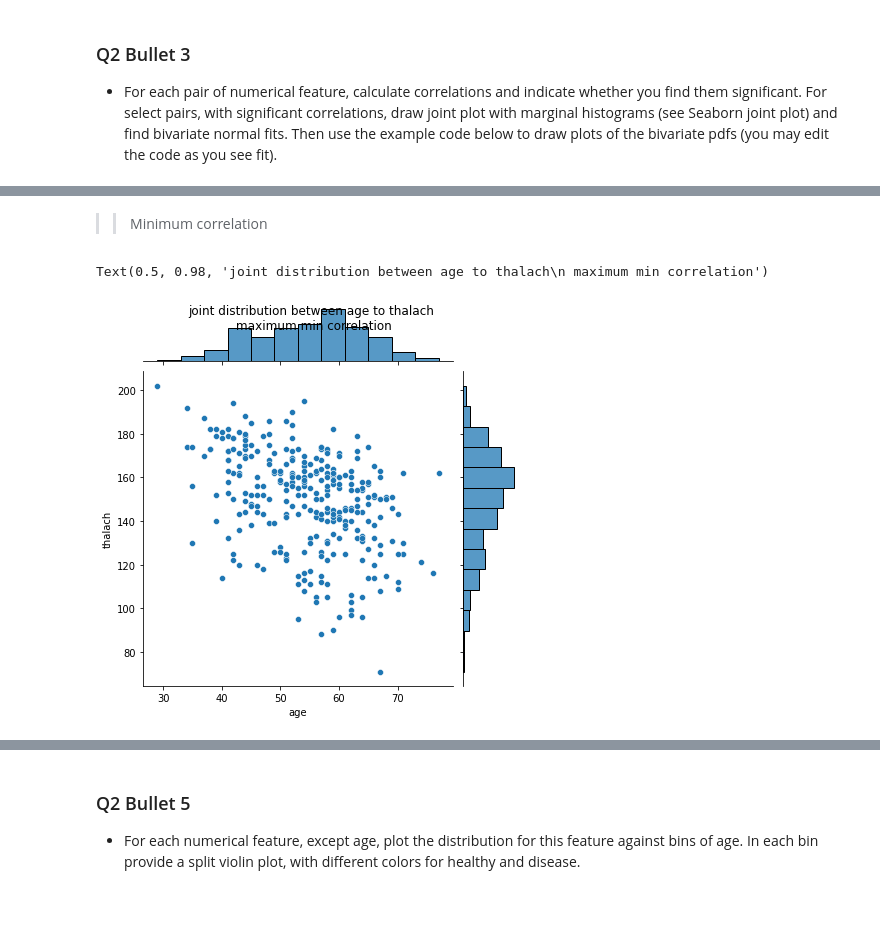
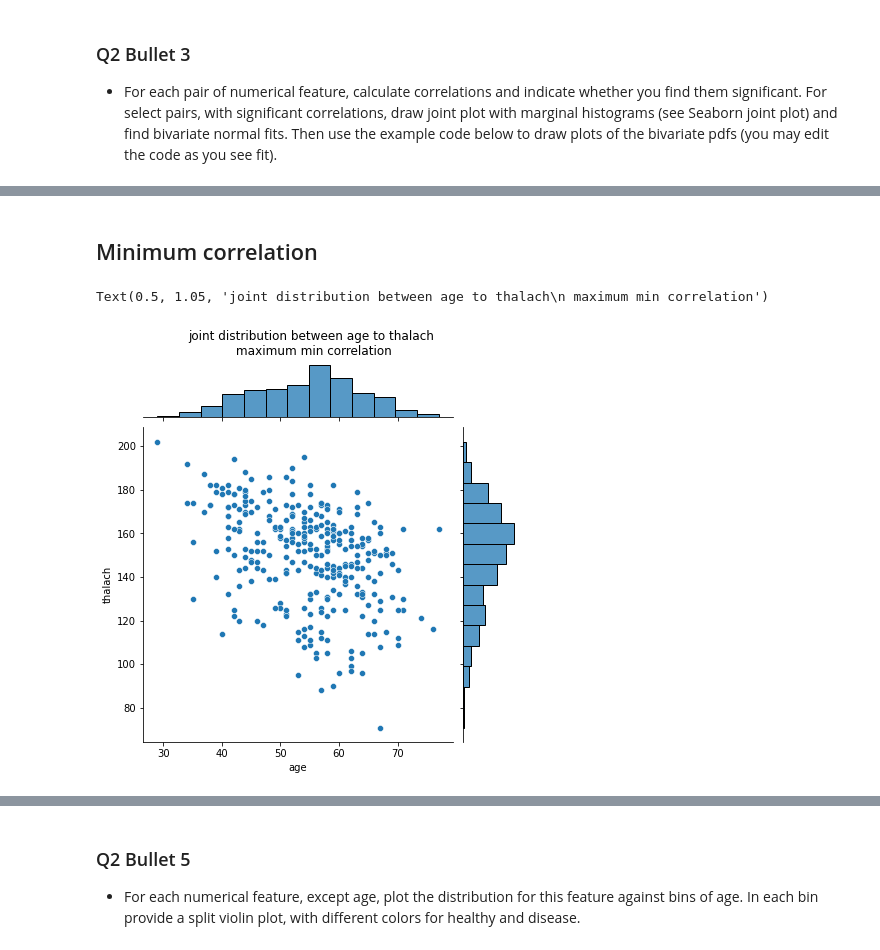
Before and after one commit to RoyR-IDC/StatisticsAndDataAnalysis, a Jupyter notebook: HW3/HW3/203972922_201312907.ipynb, the cells around one changed output, grey strips where cells are left out. Cells and saved outputs as stored; diff of their text form; code cells hidden in the pictures; blank space fills up the shorter version.

```diff
--- a/HW3/HW3/203972922_201312907.ipynb
+++ b/HW3/HW3/203972922_201312907.ipynb
@@ -549,11 +567,11 @@ ValueError: array must not contain infs or NaNs
 # %% [markdown]
->> Minimum correlation
+## Minimum correlation
 # %%
 ax= sns.jointplot(data = numerical_feature_df,x = min_cor_features[0], y= min_cor_features[1])
-ax.fig.suptitle('joint distribution between '+min_cor_features[0]+' to ' + min_cor_features[1] + '\n maximum min correlation')
+ax.fig.suptitle('joint distribution between '+min_cor_features[0]+' to ' + min_cor_features[1] + '\n maximum min correlation', y = 1.05)
 # %% [output]
-Text(0.5, 0.98, 'joint distribution between age to thalach\n maximum min correlation')
+Text(0.5, 1.05, 'joint distribution between age to thalach\n maximum min correlation')
-[figure, old version]
+[figure, new version]
 # %%
 means = [df_mean[min_cor_features[0]],df_mean[min_cor_features[1]]]
 cov = np.cov(numerical_feature_df[min_cor_features[0]].to_list(), numerical_feature_df[min_cor_features[1]].to_list())
```
Also changed, not shown: parts of 48 cells of this notebook.
